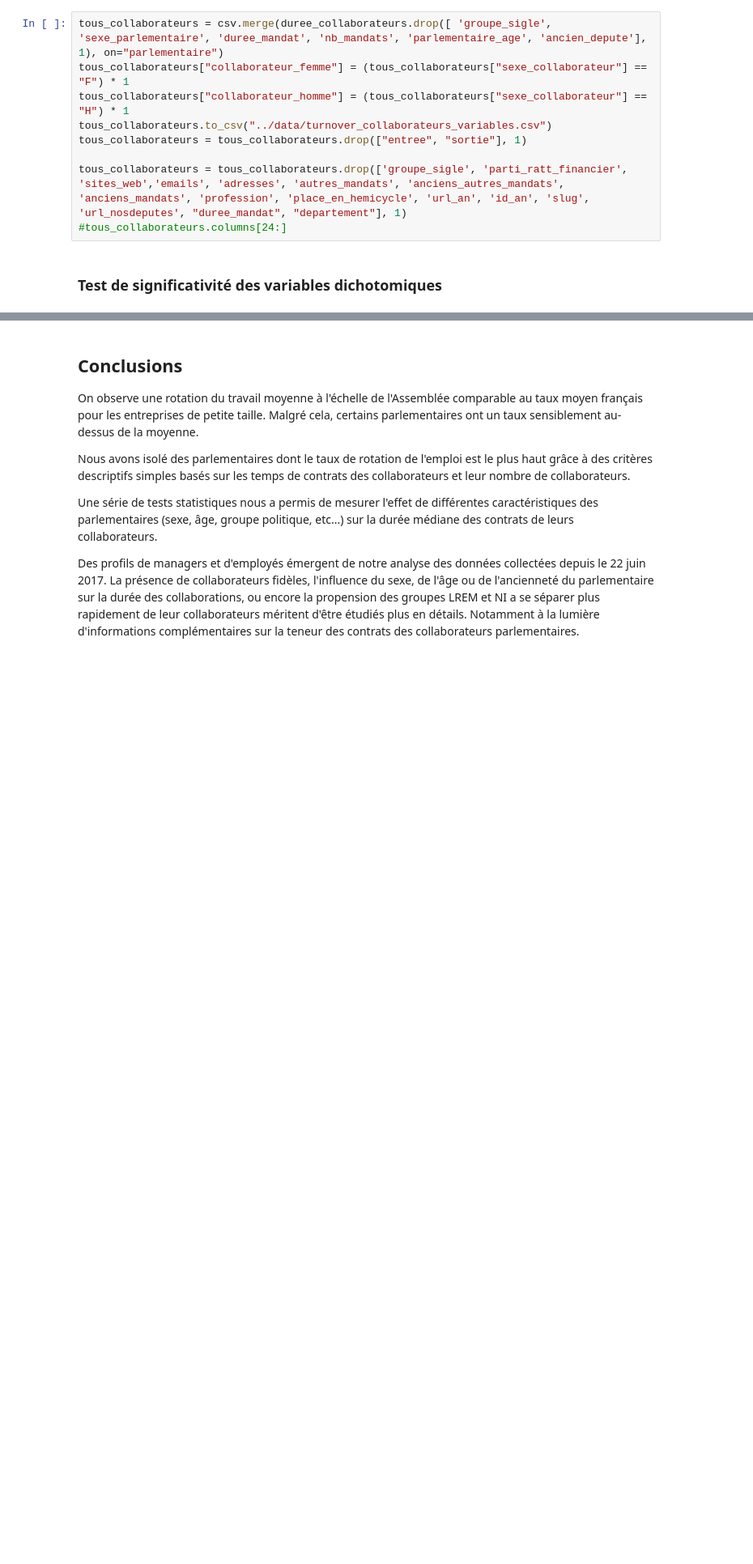
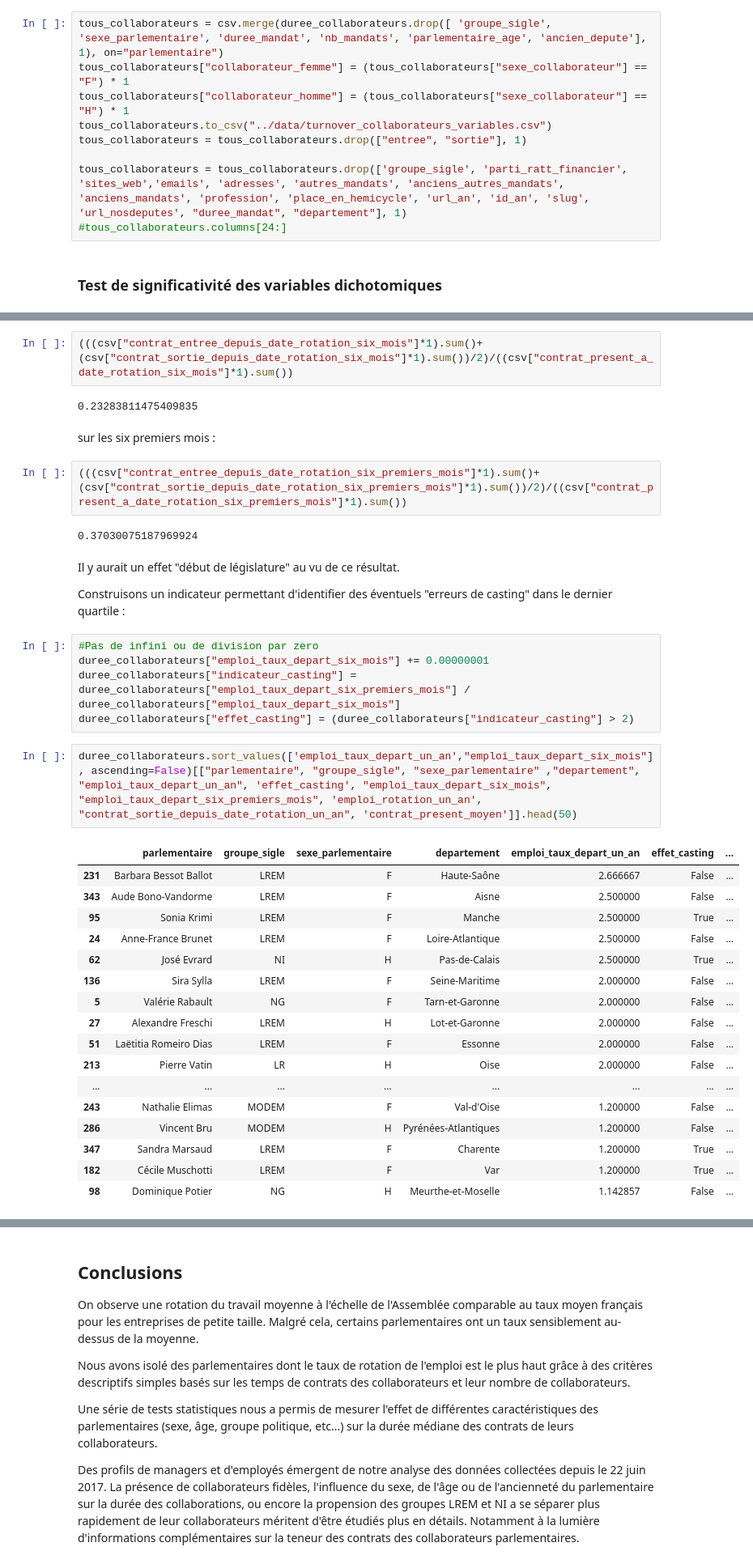
Before and after one commit to regardscitoyens/Collaborateurs-Parlement, a Jupyter notebook: exploitations/turnover.ipynb, the cells around one changed output, grey strips where cells are left out. Shown: that part at 81% size. Cells and saved outputs as stored; diff of their text form; blank space fills up the shorter version.

```diff
--- a/exploitations/turnover.ipynb
+++ b/exploitations/turnover.ipynb
@@ -643,0 +602,39 @@ ratio_contrat_mandat : slope:0.000719, intercept:0.412562,
+# %%
+(((csv["contrat_entree_depuis_date_rotation_six_mois"]*1).sum()+(csv["contrat_sortie_depuis_date_rotation_six_mois"]*1).sum())/2)/((csv["contrat_present_a_date_rotation_six_mois"]*1).sum())
+# %% [output]
+0.23283811475409835
+# %% [markdown]
+sur les six premiers mois :
+# %%
+(((csv["contrat_entree_depuis_date_rotation_six_premiers_mois"]*1).sum()+(csv["contrat_sortie_depuis_date_rotation_six_premiers_mois"]*1).sum())/2)/((csv["contrat_present_a_date_rotation_six_premiers_mois"]*1).sum())
+# %% [output]
+0.37030075187969924
+# %% [markdown]
+Il y aurait un effet "début de législature" au vu de ce résultat.
+
+Construisons un indicateur permettant d'identifier des éventuels "erreurs de casting" dans le dernier quartile :
+# %%
+#Pas de infini ou de division par zero
+duree_collaborateurs["emploi_taux_depart_six_mois"] += 0.00000001
+duree_collaborateurs["indicateur_casting"] = duree_collaborateurs["emploi_taux_depart_six_premiers_mois"] / duree_collaborateurs["emploi_taux_depart_six_mois"]
+duree_collaborateurs["effet_casting"] = (duree_collaborateurs["indicateur_casting"] > 2)
+# %%
+duree_collaborateurs.sort_values(['emploi_taux_depart_un_an',"emploi_taux_depart_six_mois"], ascending=False)[["parlementaire", "groupe_sigle", "sexe_parlementaire" ,"departement", "emploi_taux_depart_un_an", 'effet_casting', "emploi_taux_depart_six_mois", "emploi_taux_depart_six_premiers_mois", 'emploi_rotation_un_an', "contrat_sortie_depuis_date_rotation_un_an", 'contrat_present_moyen']].head(50)
+# %% [output]
+|  | parlementaire | groupe_sigle | sexe_parlementaire | departement | emploi_taux_depart_un_an | effet_casting | ... |
+| 231 | Barbara Bessot Ballot | LREM | F | Haute-Saône | 2.666667 | False | ... |
+| 343 | Aude Bono-Vandorme | LREM | F | Aisne | 2.500000 | False | ... |
+| 95 | Sonia Krimi | LREM | F | Manche | 2.500000 | True | ... |
+| 24 | Anne-France Brunet | LREM | F | Loire-Atlantique | 2.500000 | False | ... |
+| 62 | José Evrard | NI | H | Pas-de-Calais | 2.500000 | True | ... |
+| 136 | Sira Sylla | LREM | F | Seine-Maritime | 2.000000 | False | ... |
+| 5 | Valérie Rabault | NG | F | Tarn-et-Garonne | 2.000000 | False | ... |
+| 27 | Alexandre Freschi | LREM | H | Lot-et-Garonne | 2.000000 | False | ... |
+| 51 | Laëtitia Romeiro Dias | LREM | F | Essonne | 2.000000 | False | ... |
+| 213 | Pierre Vatin | LR | H | Oise | 2.000000 | False | ... |
+| ... | ... | ... | ... | ... | ... | ... | ... |
+| 243 | Nathalie Elimas | MODEM | F | Val-d'Oise | 1.200000 | False | ... |
+| 286 | Vincent Bru | MODEM | H | Pyrénées-Atlantiques | 1.200000 | False | ... |
+| 347 | Sandra Marsaud | LREM | F | Charente | 1.200000 | True | ... |
+| 182 | Cécile Muschotti | LREM | F | Var | 1.200000 | True | ... |
+| 98 | Dominique Potier | NG | H | Meurthe-et-Moselle | 1.142857 | False | ... |
```
Also changed, not shown: parts of 65 cells of this notebook.
